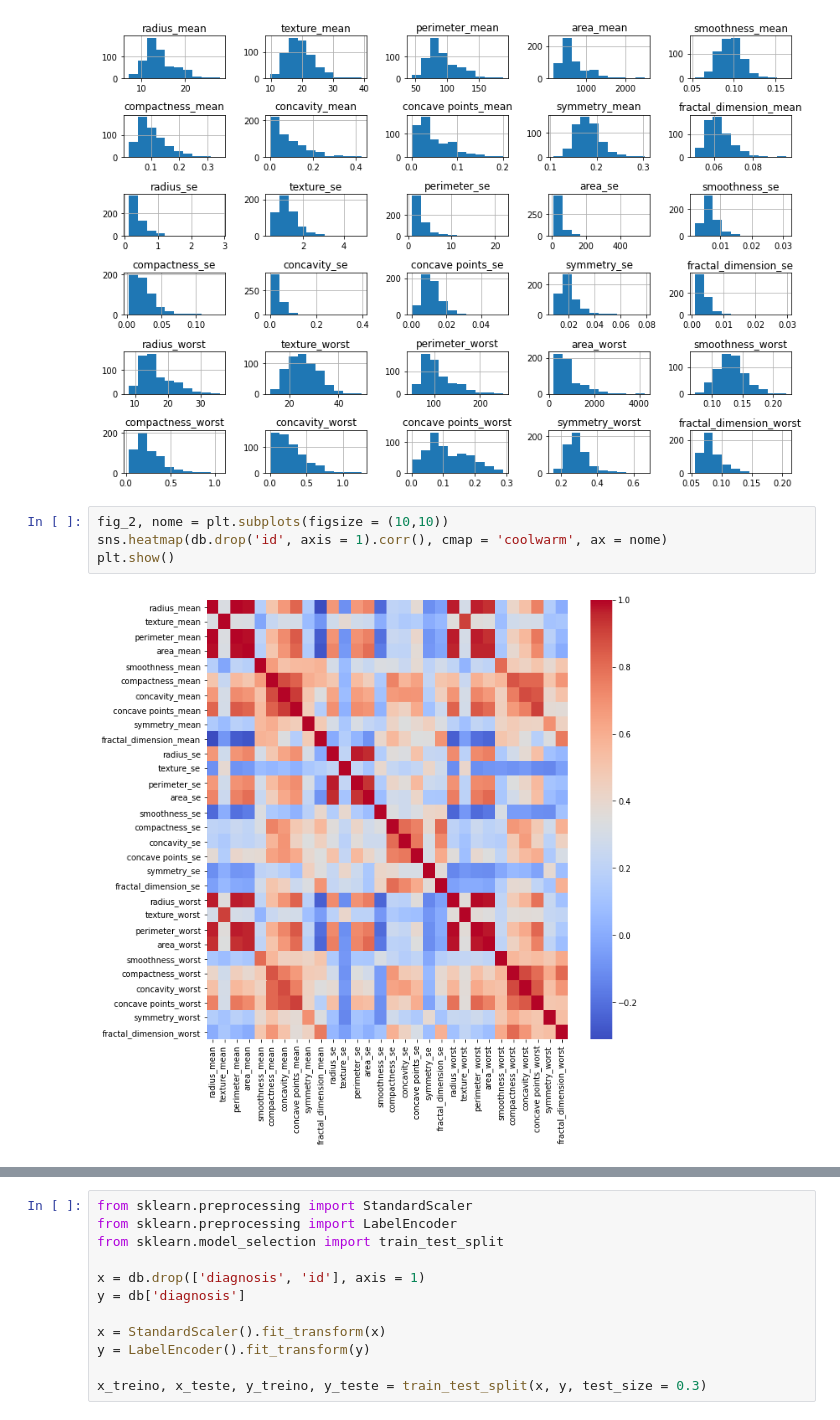
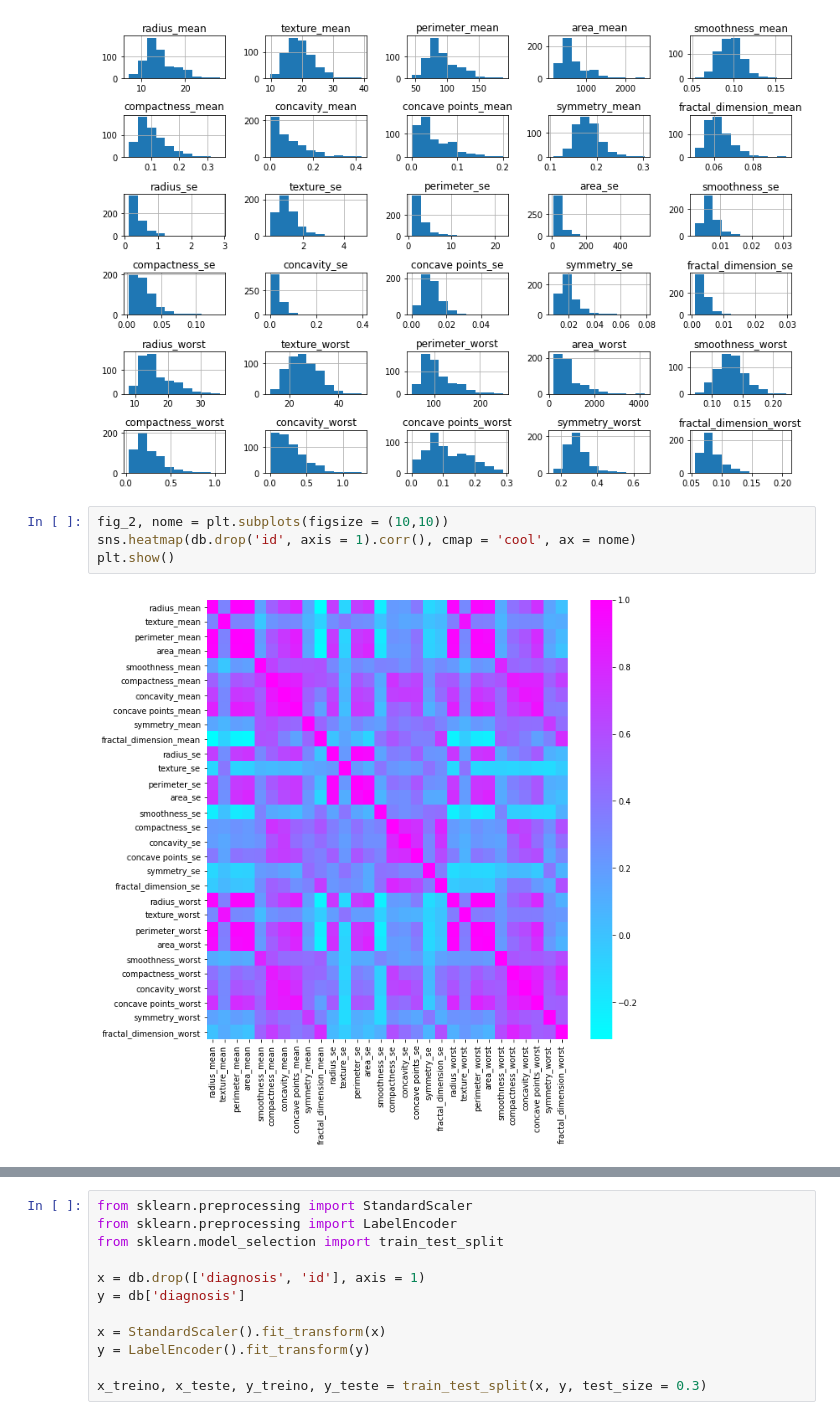
Before and after one commit to roger-telecom/Machine-Learning-and-Data-Science, a Jupyter notebook: Detecção_de_câncer_de_mama_com_machine_learning.ipynb, the cells around one changed output, grey strips where cells are left out. Saved outputs shown, nothing was run; the diff lists cells and outputs as text.

```diff
--- a/Detecção_de_câncer_de_mama_com_machine_learning.ipynb
+++ b/Detecção_de_câncer_de_mama_com_machine_learning.ipynb
@@ -201,8 +201,8 @@ plt.tight_layout()
 [figure]
 # %%
 fig_2, nome = plt.subplots(figsize = (10,10))
-sns.heatmap(db.drop('id', axis = 1).corr(), cmap = 'coolwarm', ax = nome)
+sns.heatmap(db.drop('id', axis = 1).corr(), cmap = 'cool', ax = nome)
 plt.show()
 # %% [output]
-[figure, old version]
+[figure, new version]
 # %%
```
Also changed, not shown: parts of 1 cell of this notebook.
